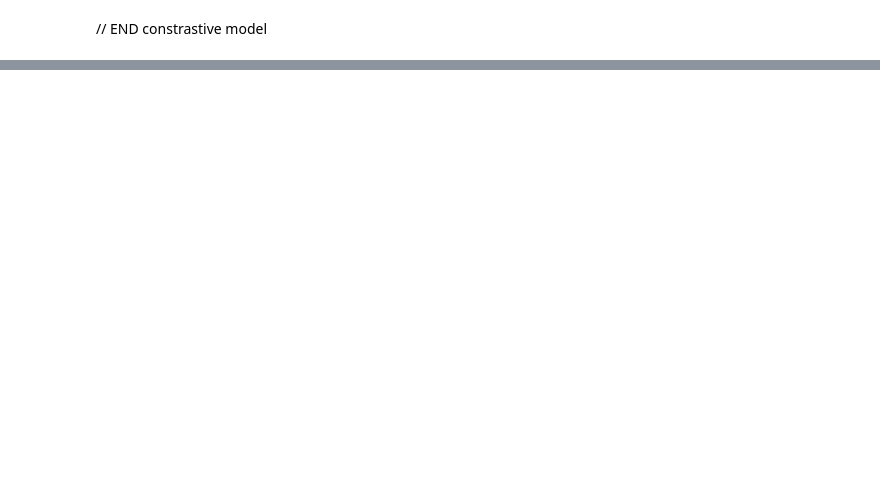
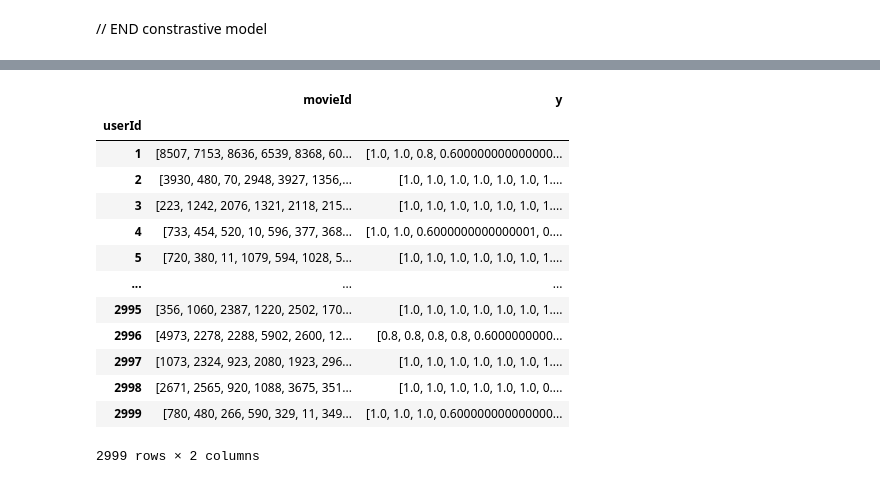
Before and after one commit to quanvu0996/TF_cert_training, a Jupyter notebook: v2.5_ML20M optimizing cluster.ipynb, the cells around one changed output, grey strips where cells are left out. Cells and saved outputs as stored; diff of their text form; code cells hidden in the pictures; blank space fills up the shorter version.

```diff
--- a/v2.5_ML20M optimizing cluster.ipynb
+++ b/v2.5_ML20M optimizing cluster.ipynb
@@ -542,0 +641,17 @@ plt.imshow( a[np.argsort(ind)][0:k] )
+# %%
+interac_df
+# %% [output]
+|  | movieId | y |
+| userId |  |  |
+| 1 | [8507, 7153, 8636, 6539, 8368, 60... | [1.0, 1.0, 0.8, 0.600000000000000... |
+| 2 | [3930, 480, 70, 2948, 3927, 1356,... | [1.0, 1.0, 1.0, 1.0, 1.0, 1.0, 1.... |
+| 3 | [223, 1242, 2076, 1321, 2118, 215... | [1.0, 1.0, 1.0, 1.0, 1.0, 1.0, 1.... |
+| 4 | [733, 454, 520, 10, 596, 377, 368... | [1.0, 1.0, 0.6000000000000001, 0.... |
+| 5 | [720, 380, 11, 1079, 594, 1028, 5... | [1.0, 1.0, 1.0, 1.0, 1.0, 1.0, 1.... |
+| ... | ... | ... |
+| 2995 | [356, 1060, 2387, 1220, 2502, 170... | [1.0, 1.0, 1.0, 1.0, 1.0, 1.0, 1.... |
+| 2996 | [4973, 2278, 2288, 5902, 2600, 12... | [0.8, 0.8, 0.8, 0.8, 0.6000000000... |
+| 2997 | [1073, 2324, 923, 2080, 1923, 296... | [1.0, 1.0, 1.0, 1.0, 1.0, 1.0, 1.... |
+| 2998 | [2671, 2565, 920, 1088, 3675, 351... | [1.0, 1.0, 1.0, 1.0, 1.0, 1.0, 0.... |
+| 2999 | [780, 480, 266, 590, 329, 11, 349... | [1.0, 1.0, 1.0, 0.600000000000000... |
+2999 rows × 2 columns
```
Also changed, not shown: parts of 29 cells of this notebook.
